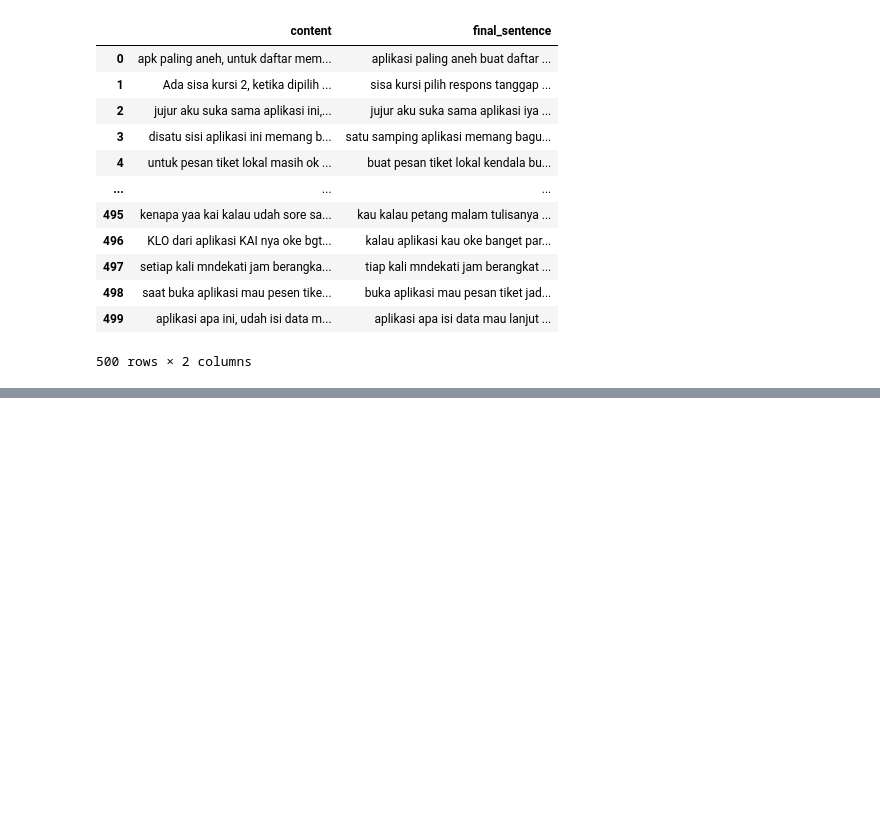
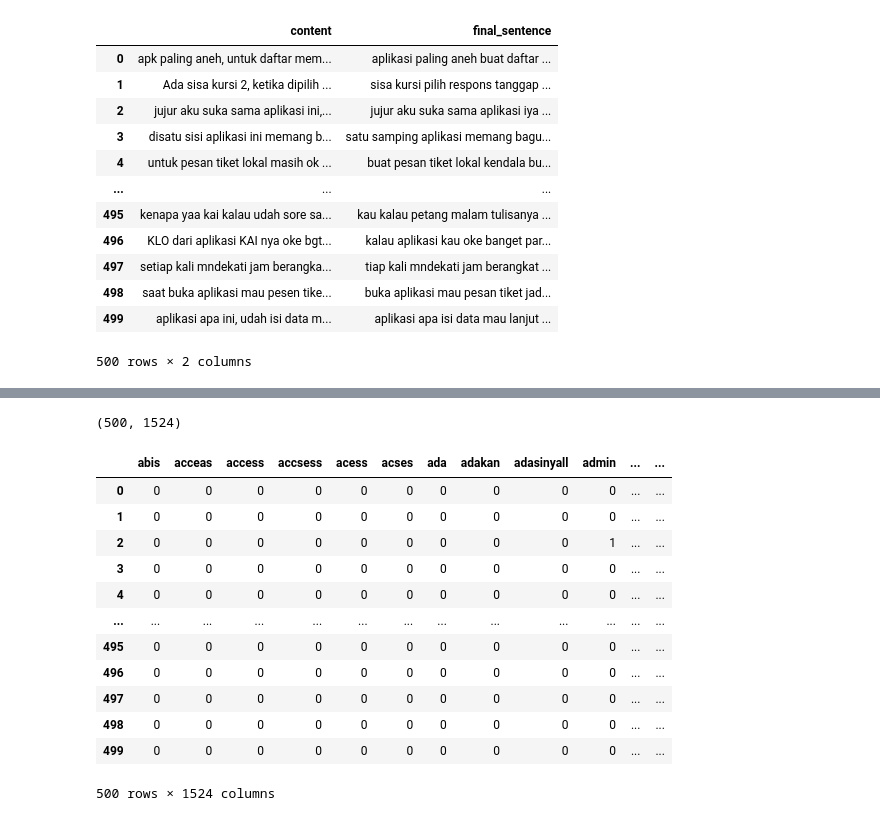
Before and after one commit to AhmadMugiar/Materi_Pertemuan2_AsistenPraktikum_SBD, a Jupyter notebook: Prak_SBD_Nama.ipynb, the cells around one changed output, grey strips where cells are left out. Drawn from its saved outputs; the diff is of its cells as text; code cells hidden in the pictures; blank space fills up the shorter version.

```diff
--- a/Prak_SBD_Nama.ipynb
+++ b/Prak_SBD_Nama.ipynb
@@ -605,0 +703,24 @@ data_final.to_csv("data_cleaning.csv",index=False)
+# %%
+bagofwords = df_prak4.dropna(subset=['final_sentence'])
+
+vec = CountVectorizer()
+X = vec.fit_transform(bagofwords['final_sentence'])
+
+print(X.shape)   # (jumlah_dokumen, jumlah_kata_unik)
+bow_df = pd.DataFrame(X.toarray(), columns=vec.get_feature_names_out())
+bow_df
+# %% [output]
+(500, 1524)
+|  | abis | acceas | access | accsess | acess | acses | ada | adakan | adasinyall | admin | ... | ... |
+| 0 | 0 | 0 | 0 | 0 | 0 | 0 | 0 | 0 | 0 | 0 | ... | ... |
+| 1 | 0 | 0 | 0 | 0 | 0 | 0 | 0 | 0 | 0 | 0 | ... | ... |
+| 2 | 0 | 0 | 0 | 0 | 0 | 0 | 0 | 0 | 0 | 1 | ... | ... |
+| 3 | 0 | 0 | 0 | 0 | 0 | 0 | 0 | 0 | 0 | 0 | ... | ... |
+| 4 | 0 | 0 | 0 | 0 | 0 | 0 | 0 | 0 | 0 | 0 | ... | ... |
+| ... | ... | ... | ... | ... | ... | ... | ... | ... | ... | ... | ... | ... |
+| 495 | 0 | 0 | 0 | 0 | 0 | 0 | 0 | 0 | 0 | 0 | ... | ... |
+| 496 | 0 | 0 | 0 | 0 | 0 | 0 | 0 | 0 | 0 | 0 | ... | ... |
+| 497 | 0 | 0 | 0 | 0 | 0 | 0 | 0 | 0 | 0 | 0 | ... | ... |
+| 498 | 0 | 0 | 0 | 0 | 0 | 0 | 0 | 0 | 0 | 0 | ... | ... |
+| 499 | 0 | 0 | 0 | 0 | 0 | 0 | 0 | 0 | 0 | 0 | ... | ... |
+500 rows × 1524 columns
```
Also changed, not shown: parts of 22 cells of this notebook.
